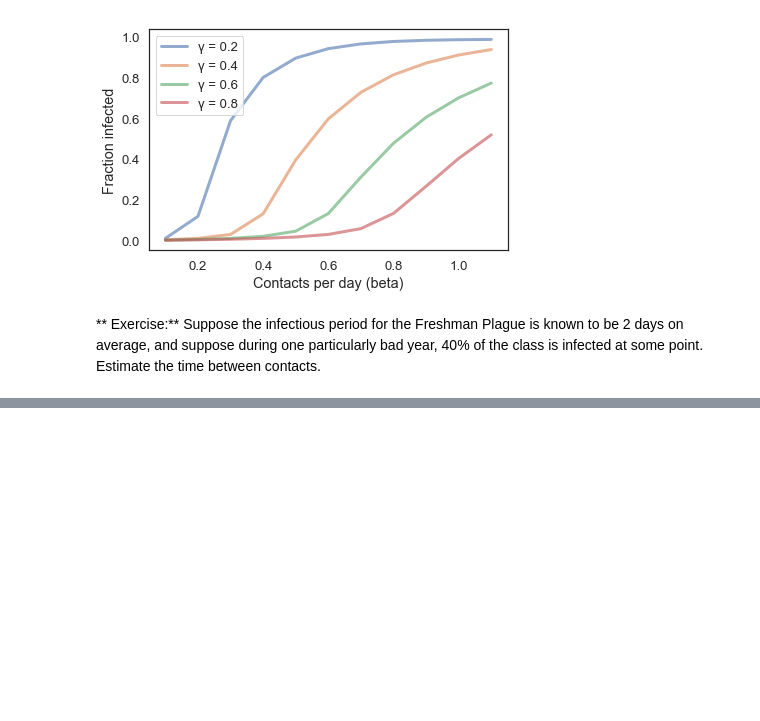
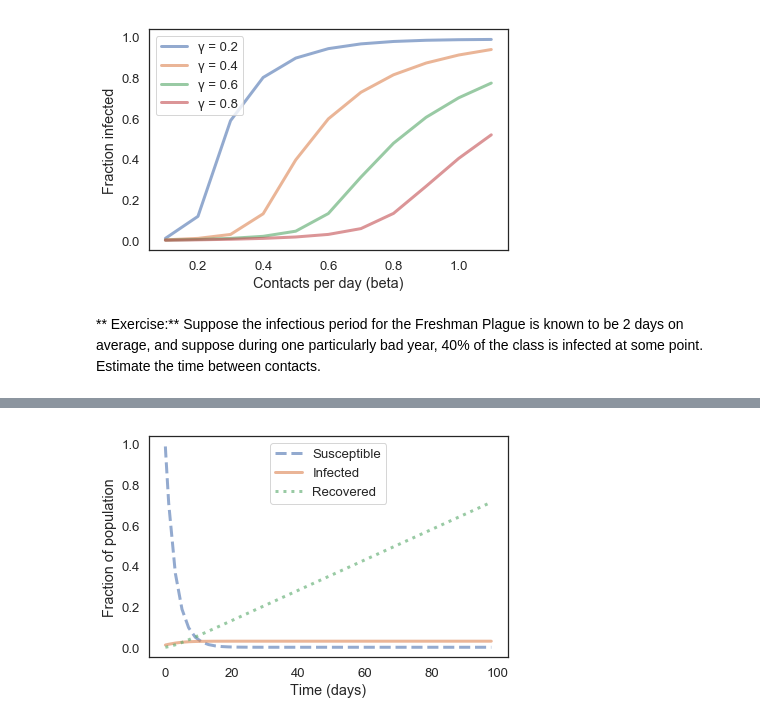
Before and after one commit to ANordwall/ModSimPy, a Jupyter notebook: code/chap13-Mine.ipynb, the cells around one changed output, grey strips where cells are left out. Drawn from its saved outputs; the diff is of its cells as text; code cells hidden in the pictures; blank space fills up the shorter version.

```diff
--- a/code/chap13-Mine.ipynb
+++ b/code/chap13-Mine.ipynb
@@ -256,0 +253,23 @@ Saving figure to file figs/chap06-fig02.pdf
+# %%
+def slope_func(state, t, system):
+    """Update the SIR model.
+
+    state: State (s, i, r)
+    t: time
+    system: System object
+
+    returns: State (sir)
+    """
+
+    unpack (system)
+
+    s, i, r = state
+
+    dsdt = -1*beta * s * 1
+    didt = beta * i * s
+    drdt = gamma * i
+
+
+    return dsdt, didt, drdt
+# %%
+system = make_system(0.333, 0.25)
@@ -256,0 +283,3 @@ Saving figure to file figs/chap06-fig02.pdf
+# %%
+results, details=run_ode_solver(system, slope_func, max_step=2)
+details
@@ -256,0 +296,4 @@ Saving figure to file figs/chap06-fig02.pdf
+# %%
+plot_results(results.S, results.I, results.R)
+# %% [output]
+[figure, added]
```
Also changed, not shown: parts of 4 cells of this notebook, 7 other files.
